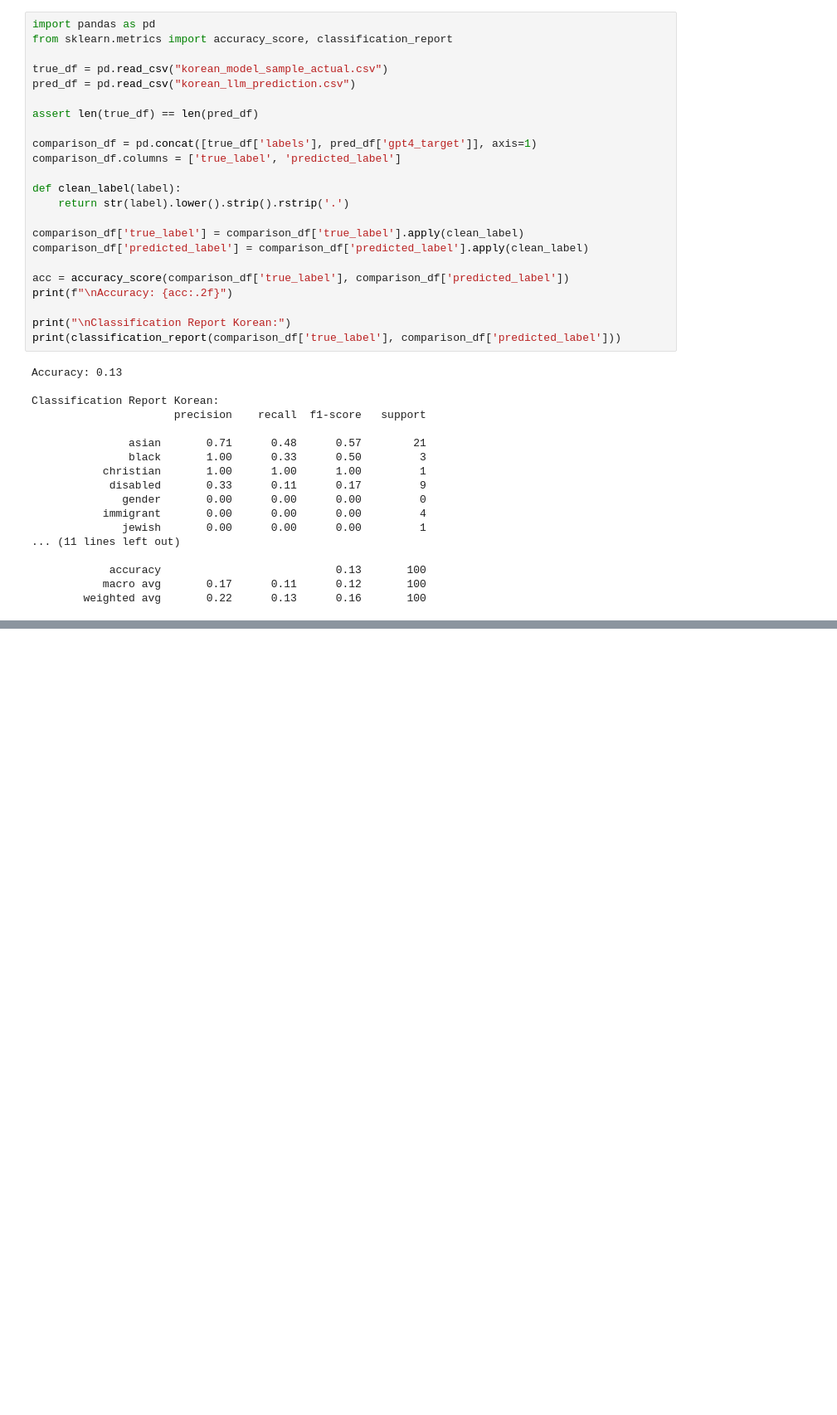
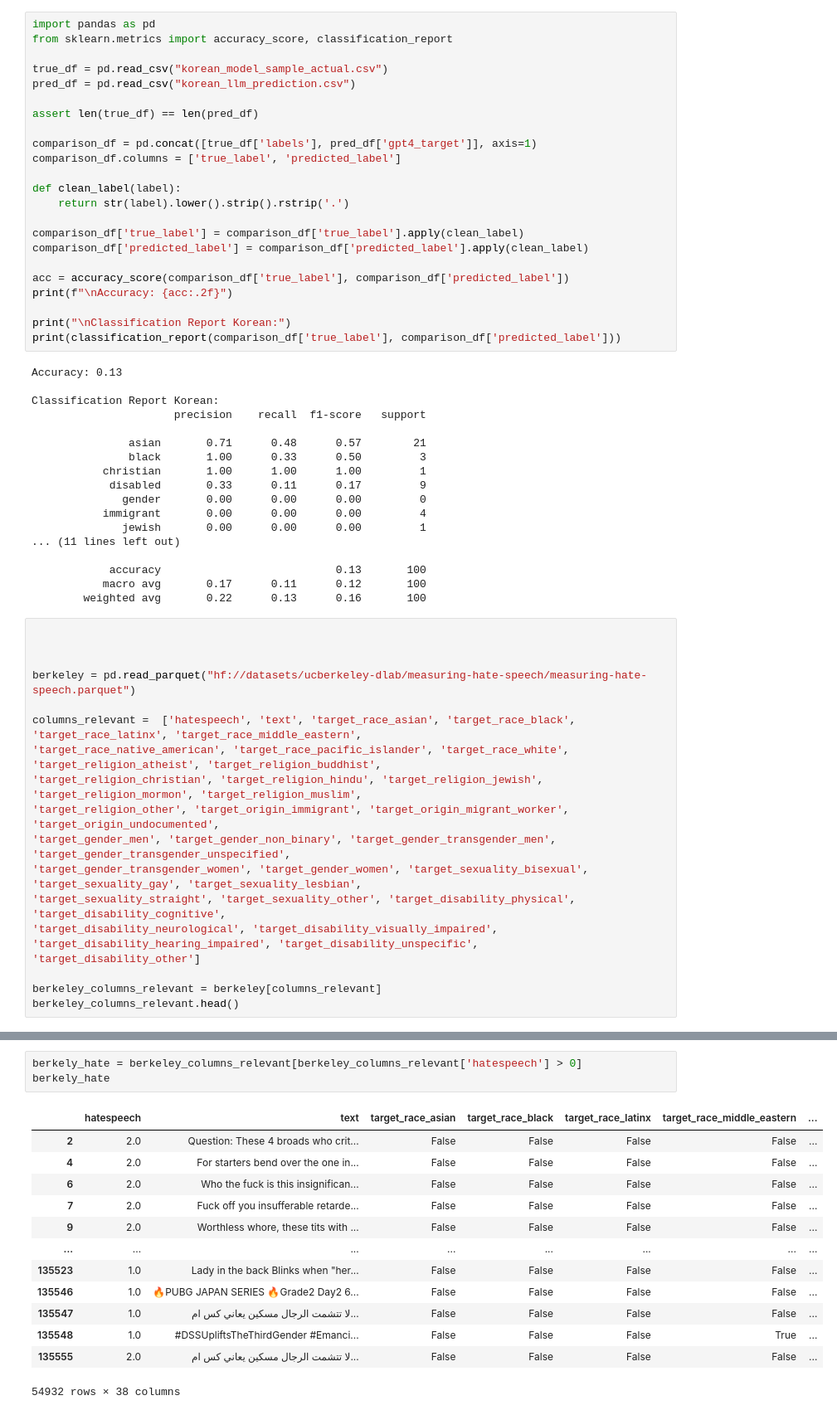
Before and after one commit to brandonmoretti/GlobalHatespeechClassifier, a Jupyter notebook: LLM (1).ipynb, the cells around one changed output, grey strips where cells are left out. Shown at 83% size. Cells and saved outputs as stored; diff of their text form; blank space fills up the shorter version.

```diff
--- a/LLM (1).ipynb
+++ b/LLM (1).ipynb
@@ -354,3 +354,21 @@ Classification Report Korean:
             accuracy                           0.13       100
            macro avg       0.17      0.11      0.12       100
         weighted avg       0.22      0.13      0.16       100
+# %%
+
+
+
+berkeley = pd.read_parquet("hf://datasets/ucberkeley-dlab/measuring-hate-speech/measuring-hate-speech.parquet")
+
+columns_relevant =  ['hatespeech', 'text', 'target_race_asian', 'target_race_black', 'target_race_latinx', 'target_race_middle_eastern',
+'target_race_native_american', 'target_race_pacific_islander', 'target_race_white', 'target_religion_atheist', 'target_religion_buddhist',
+'target_religion_christian', 'target_religion_hindu', 'target_religion_jewish', 'target_religion_mormon', 'target_religion_muslim',
+'target_religion_other', 'target_origin_immigrant', 'target_origin_migrant_worker', 'target_origin_undocumented',
+'target_gender_men', 'target_gender_non_binary', 'target_gender_transgender_men', 'target_gender_transgender_unspecified',
+'target_gender_transgender_women', 'target_gender_women', 'target_sexuality_bisexual', 'target_sexuality_gay', 'target_sexuality_lesbian',
+'target_sexuality_straight', 'target_sexuality_other', 'target_disability_physical', 'target_disability_cognitive',
+'target_disability_neurological', 'target_disability_visually_impaired', 'target_disability_hearing_impaired', 'target_disability_unspecific',
+'target_disability_other']
+
+berkeley_columns_relevant = berkeley[columns_relevant]
+berkeley_columns_relevant.head()
@@ -356,0 +383,17 @@ Classification Report Korean:
+# %%
+berkely_hate = berkeley_columns_relevant[berkeley_columns_relevant['hatespeech'] > 0]
+berkely_hate
+# %% [output]
+|  | hatespeech | text | target_race_asian | target_race_black | target_race_latinx | target_race_middle_eastern | ... |
+| 2 | 2.0 | Question: These 4 broads who crit... | False | False | False | False | ... |
+| 4 | 2.0 | For starters bend over the one in... | False | False | False | False | ... |
+| 6 | 2.0 | Who the fuck is this insignifican... | False | False | False | False | ... |
+| 7 | 2.0 | Fuck off you insufferable retarde... | False | False | False | False | ... |
+| 9 | 2.0 | Worthless whore, these tits with ... | False | False | False | False | ... |
+| ... | ... | ... | ... | ... | ... | ... | ... |
+| 135523 | 1.0 | Lady in the back Blinks when "her... | False | False | False | False | ... |
+| 135546 | 1.0 | 🔥PUBG JAPAN SERIES 🔥Grade2 Day2 6... | False | False | False | False | ... |
+| 135547 | 1.0 | لا تتشمت الرجال مسكين يعاني كس ام... | False | False | False | False | ... |
+| 135548 | 1.0 | #DSSUpliftsTheThirdGender #Emanci... | False | False | False | True | ... |
+| 135555 | 2.0 | لا تتشمت الرجال مسكين يعاني كس ام... | False | False | False | False | ... |
+54932 rows × 38 columns
```
Also changed, not shown: parts of 6 cells of this notebook, 3 other files.
